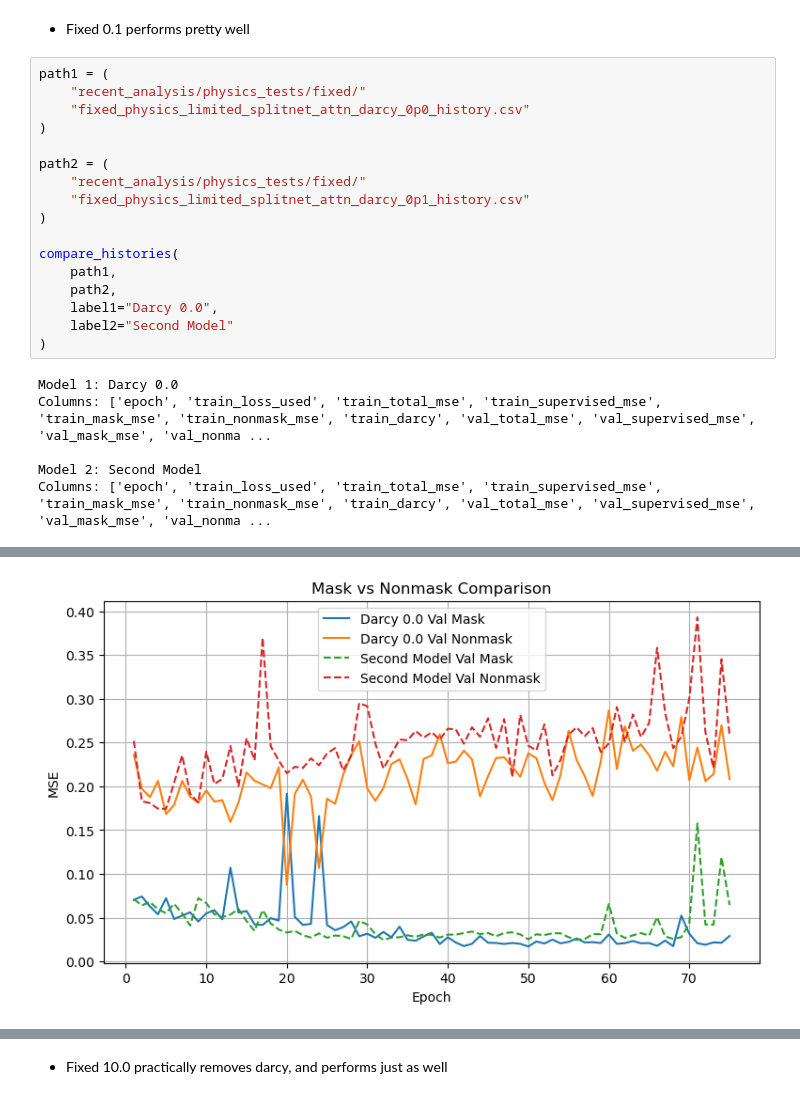
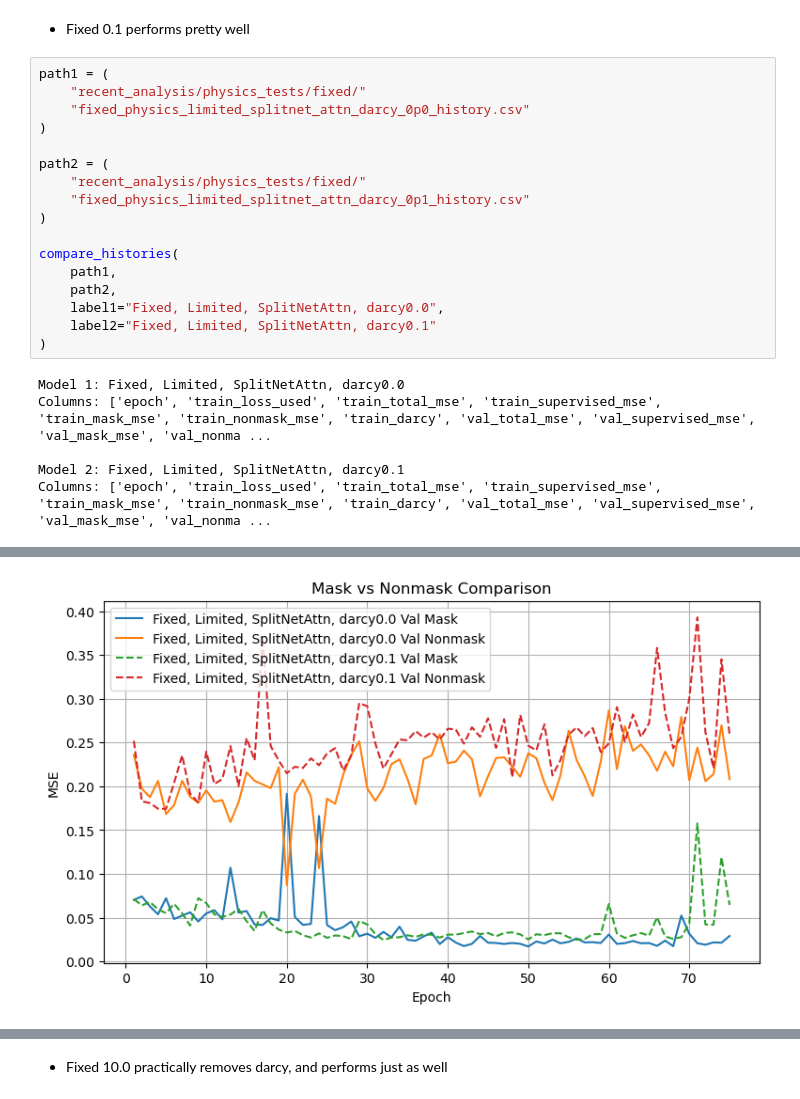
Before and after one commit to JadenLews/Learning, a Jupyter notebook: DeepLearn/physics/0506_analysis_model_compare.ipynb, the cells around one changed output, grey strips where cells are left out. Cells and saved outputs as stored; diff of their text form.

```diff
--- a/DeepLearn/physics/0506_analysis_model_compare.ipynb
+++ b/DeepLearn/physics/0506_analysis_model_compare.ipynb
@@ -96,12 +96,12 @@ path2 = (
 compare_histories(
     path1,
     path2,
-    label1="Darcy 0.0",
-    label2="Second Model"
+    label1="Fixed, Limited, SplitNetAttn, darcy0.0",
+    label2="Fixed, Limited, SplitNetAttn, darcy0.1"
 )
 # %% [output]
-Model 1: Darcy 0.0
+Model 1: Fixed, Limited, SplitNetAttn, darcy0.0
 Columns: ['epoch', 'train_loss_used', 'train_total_mse', 'train_supervised_mse', 'train_mask_mse', 'train_nonmask_mse', 'train_darcy', 'val_total_mse', 'val_supervised_mse', 'val_mask_mse', 'val_nonma ...
 
-Model 2: Second Model
+Model 2: Fixed, Limited, SplitNetAttn, darcy0.1
 Columns: ['epoch', 'train_loss_used', 'train_total_mse', 'train_supervised_mse', 'train_mask_mse', 'train_nonmask_mse', 'train_darcy', 'val_total_mse', 'val_supervised_mse', 'val_mask_mse', 'val_nonma ...
@@ -110 +110 @@ Columns: ['epoch', 'train_loss_used', 'train_total_mse', 'train_supervised_mse',
-[figure, old version]
+[figure, new version]
```
Also changed, not shown: parts of 6 cells of this notebook, 16 other files.
